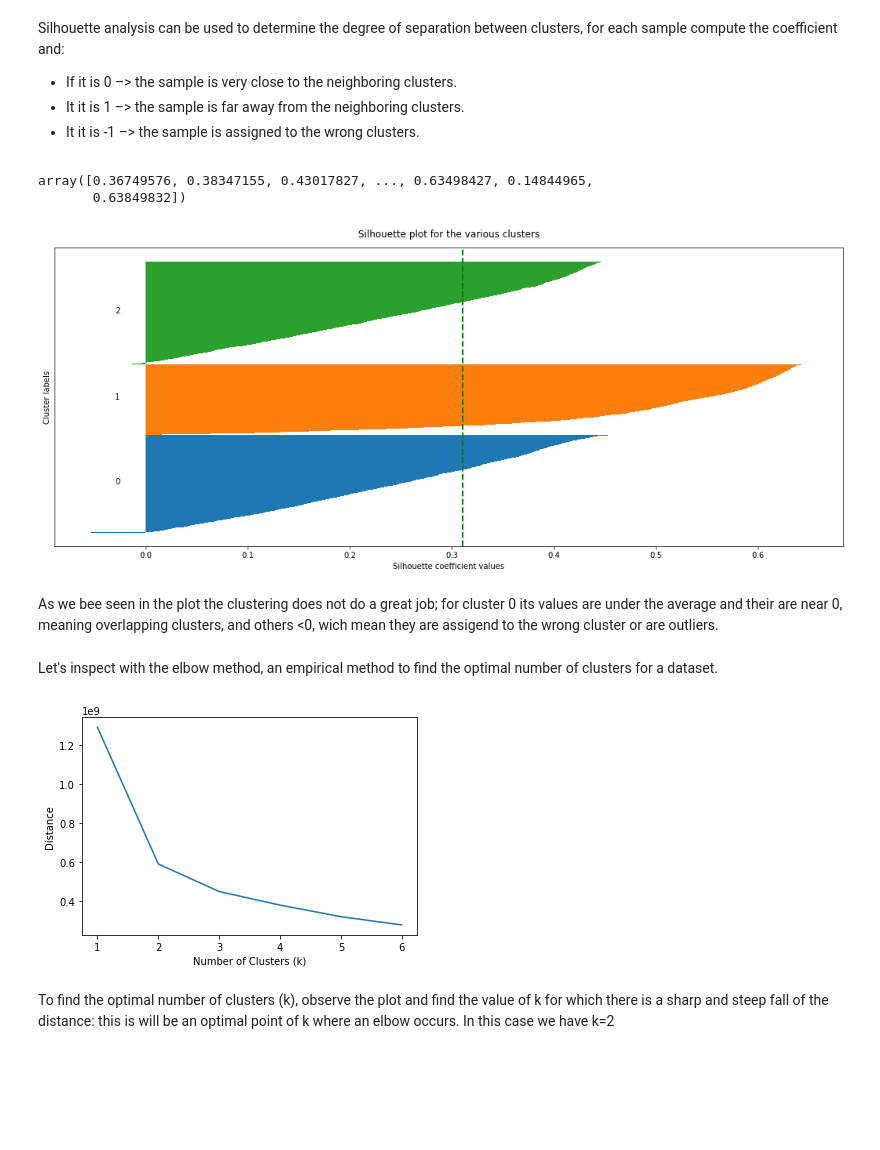
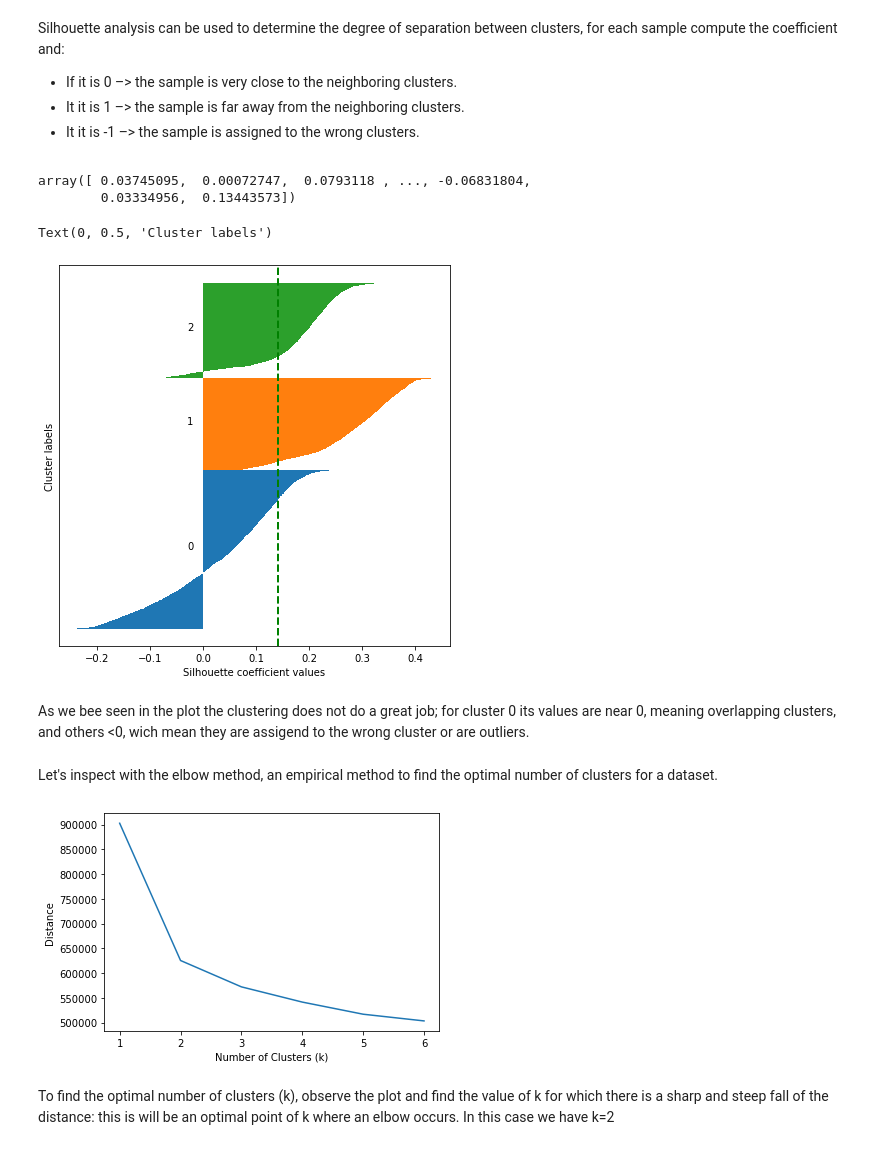
Before and after one commit to nicolasfacchinetti97/vocapra-apr-project, a Jupyter notebook: clustering.ipynb, the cells around one changed output. Drawn from its saved outputs; the diff is of its cells as text; code cells hidden in the pictures; blank space fills up the shorter version.

```diff
--- a/clustering.ipynb
+++ b/clustering.ipynb
@@ -68,6 +68,6 @@ logmelspectrograms = scaler.fit_transform(logmelspectrograms)
 # %% [markdown]
 Load MFCC and delta-MFCC features for k-means
 # %%
-features = pd.read_csv("mfcc_deltamfcc_stat.csv", index_col='Unnamed: 0')
+features = pd.read_csv("mfcc_deltamfcc_stat.csv")
 np.shape(features)
 # %% [output]
@@ -170,6 +170,6 @@ As can see above, since almost all the points in the cluster 1 are of the class
 # %%
 # modify obtained labels to reflect the original
-labels = [2 if l==1 else 1 if l==2 else 0 for l in labels]
+labels = [2 if l==0 else 0 if l==2 else 1 for l in labels]
 # %%
 pd.concat((pd.Series(y).value_counts().rename("Original"), pd.Series(labels).value_counts().rename("K-means")), axis=1)
 # %% [output]
@@ -227,35 +226,35 @@ Silhouette analysis can be used to determine the degree of separation between cl
 silhouette_vals = silhouette_samples(features, labels)
 silhouette_vals
 # %% [output]
-array([0.36749576, 0.38347155, 0.43017827, ..., 0.63498427, 0.14844965,
-       0.63849832])
+array([ 0.03745095,  0.00072747,  0.0793118 , ..., -0.06831804,
+        0.03334956,  0.13443573])
 # %%
 fig, ax1 = plt.subplots(1,1)
-fig.set_size_inches(18, 7)
+fig.set_size_inches(7, 7)
 y_lower, y_upper = 0, 0
 for i, cluster in enumerate(np.unique(labels)):
     cluster_silhouette_vals = silhouette_vals[labels == cluster]
     cluster_silhouette_vals.sort()
     y_upper += len(cluster_silhouette_vals)
     ax1.barh(range(y_lower, y_upper), cluster_silhouette_vals, edgecolor='none', height=1)
     ax1.text(-0.03, (y_lower + y_upper) / 2, str(i))
     y_lower += len(cluster_silhouette_vals)
 
     # Get the average silhouette score and plot it
     avg_score = np.mean(silhouette_vals)
 
 # Get the average silhouette score and plot it
 avg_score = silhouette_score(features, labels)
 ax1.axvline(avg_score, linestyle='--', linewidth=2, color='green')
 ax1.set_yticks([])
 #ax1.set_xlim([-0.1, 1])
 ax1.set_xlabel('Silhouette coefficient values')
 ax1.set_ylabel('Cluster labels')
-ax1.set_title('Silhouette plot for the various clusters', y=1.02);
 # %% [output]
+Text(0, 0.5, 'Cluster labels')
-[figure, old version]
+[figure, new version]
 # %% [markdown]
-As we bee seen in the plot the clustering does not do a great job; for cluster 0 its values are under the average and their are near 0, meaning overlapping clusters, and others <0, wich mean they are assigend to the wrong cluster or are outliers.
+As we bee seen in the plot the clustering does not do a great job; for cluster 0 its values are  near 0, meaning overlapping clusters, and others <0, wich mean they are assigend to the wrong cluster or are outliers.
 # %% [markdown]
 Let's inspect with the elbow method, an empirical method to find the optimal number of clusters for a dataset.
 # %%
@@ -270,7 +269,7 @@ plt.xlabel("Number of Clusters (k)")
 plt.ylabel("Distance")
 plt.show()
 # %% [output]
-[figure, old version]
+[figure, new version]
 # %% [markdown]
 To find the optimal number of clusters (k), observe the plot and find the value of k for which there is a sharp and steep fall of the distance: this is will be an optimal point of k where an elbow occurs. In this case we have k=2
 # %% [markdown]
```
Also changed, not shown: parts of 26 cells of this notebook, 4 other files.
